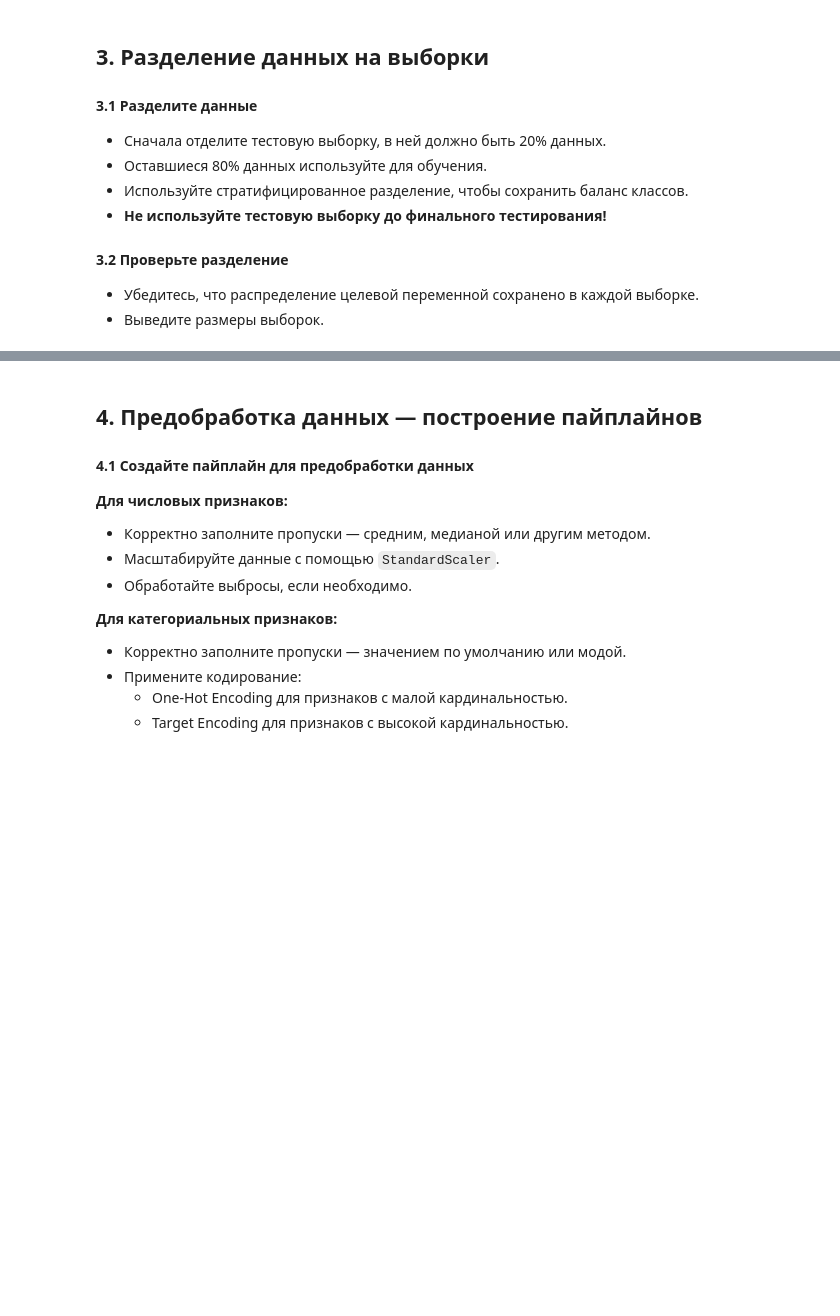
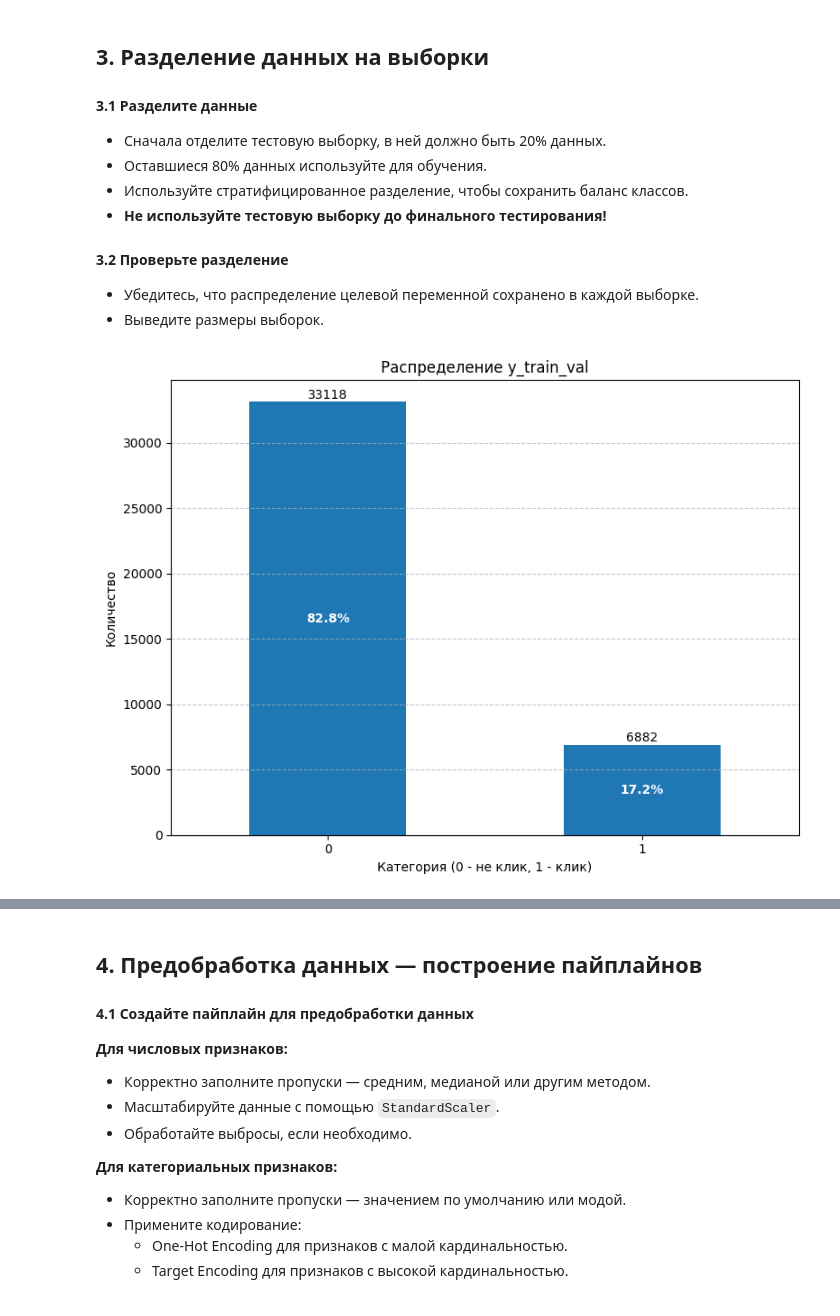
Before and after one commit to TemaQDX/sprint_12_project_advandex, a Jupyter notebook: sprint_12_project_advandex_Artem_Burov.ipynb, the cells around one changed output, grey strips where cells are left out. Drawn from its saved outputs; the diff is of its cells as text; code cells hidden in the pictures; blank space fills up the shorter version.

Commit message:
train_test_split

```diff
--- a/sprint_12_project_advandex_Artem_Burov.ipynb
+++ b/sprint_12_project_advandex_Artem_Burov.ipynb
@@ -149,6 +149,7 @@ RANDOM_SEED = 555
 # %%
 # Подготавливаем функции визуализации данных
 
+# bar chart
 def plot_bar_chart(
     data,
     figsize=(12, 6),
@@ -157,37 +158,16 @@ def plot_bar_chart(
     title='Столбчатая диаграмма',
     top_n=5
 ):
-    """
-    Строит столбчатую диаграмму с метками значений и процентов.
 
-    Параметры:
-    -----------
-    data : array-like или pd.Series
-        Вектор данных для построения диаграммы.
-    figsize : tuple, optional
-        Размер фигуры (ширина, высота) в дюймах. По умолчанию (12, 6).
-    xlabel : str, optional
-        Подпись оси X (по умолчанию 'Категория').
-    ylabel : str, optional
-        Подпись оси Y (по умолчанию 'Количество').
-    title : str, optional
-        Заголовок графика (по умолчанию 'Столбчатая диаграмма').
-    top_n : int, optional
-        Количество категорий для отображения (самые частые). По умолчанию 5.
-    """
-    # Преобразуем данные в Series, если это ещё не сделано
     if not isinstance(data, pd.Series):
         data = pd.Series(data)
 
-    # Подсчёт значений и отбор топ‑N категорий
     value_counts = data.value_counts().head(top_n)
     value_counts_normalized = data.value_counts(normalize=True).head(top_n)
     total = value_counts.sum()
 
-    # Создаём контейнер графика matplotlib и задаём его размер
     plt.figure(figsize=figsize)
 
-    # Строим столбчатую диаграмму
     ax = value_counts.plot(
         kind='bar',
         xlabel=xlabel,
@@ -197,31 +177,24 @@ def plot_bar_chart(
         title=title
     )
 
-    # Добавляем сетку графика
     plt.grid(axis='y', linestyle='--', alpha=0.7)
 
-    # Добавление меток на столбики (абсолютные значения)
     for i, v in enumerate(value_counts):
-        # Смещение по Y пропорционально общему количеству для лучшей читаемости
         y_offset = 0.001 * total
         ax.text(i, v + y_offset, str(v), ha='center', va='bottom', fontsize=10)
 
-    # Добавление меток процентов
     for i, v in enumerate(value_counts_normalized):
-        # Позиция по Y — половина высоты столбца (чтобы надпись была по центру)
         y_pos = (v * total) / 2
         ax.text(
             i, y_pos, f'{v * 100:.1f}%',
             ha='center', va='center', fontsize=10, color='white', fontweight='bold'
         )
 
-    # Улучшаем отображение, чтобы избежать обрезания элементов
     plt.tight_layout()
 
-    # Выводим график
     plt.show()
 
-
+# phik heatmap
 def phik_coolwarm_matrix(df, interval_cols, target_var=None, figsize=(12, 12)):
 
     plt.figure(figsize=figsize)
@@ -967,3 +940,15 @@ ___
 #### 3.2 Проверьте разделение
 - Убедитесь, что распределение целевой переменной сохранено в каждой выборке.
 - Выведите размеры выборок.
+# %%
+# Разделяем признаки и целевую переменную
+# Используем изначальный датафрейм df_init, как тот, который мы берем из прома. Удаление колонок, проведенное во время EDA будет реализовано через функции в пайплайне.
+X = df_init.drop(columns=['click'])
+y = df_init['click']
+
+# Напишите код для разделения данных на train_val и test
+X_train_val, X_test, y_train_val, y_test = train_test_split(X, y, test_size=0.2, stratify=y, random_state=RANDOM_SEED)
+# %%
+plot_bar_chart(data=y_train_val, figsize=(8, 6), xlabel='Категория (0 - не клик, 1 - клик)', ylabel='Количество', title='Распределение y_train_val')
+# %% [output]
+[figure, added]
```
Also changed, not shown: parts of 7 cells of this notebook.
